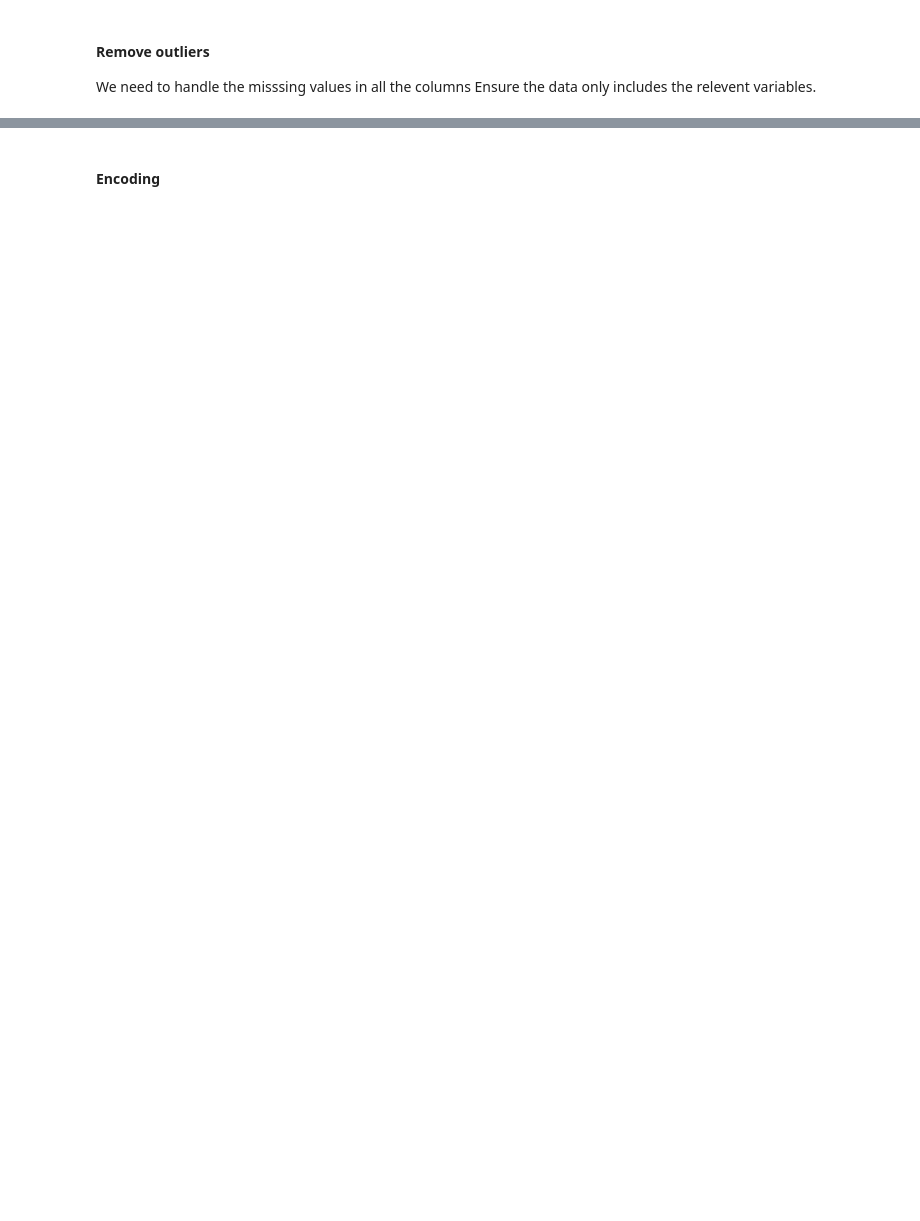
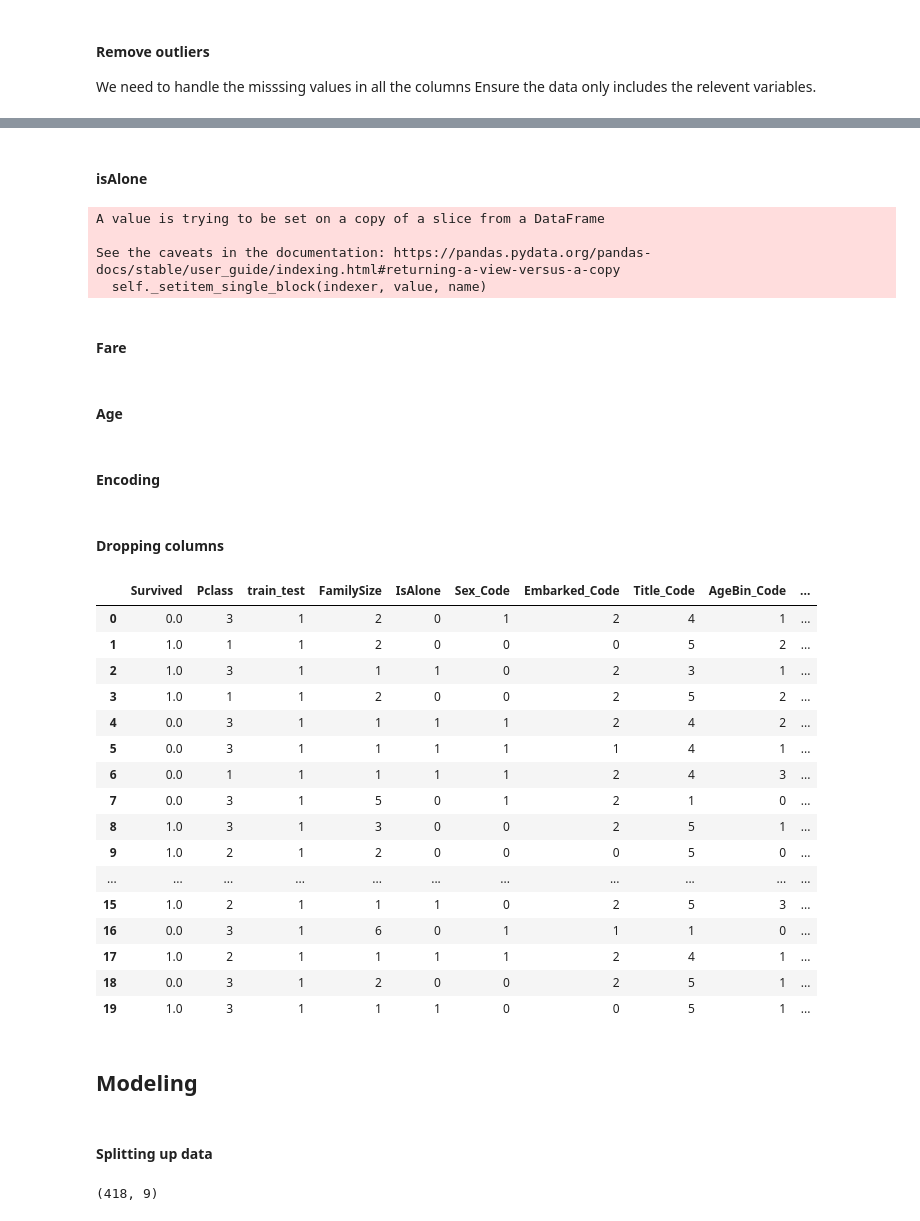
Before and after one commit to benpalay/TitanicSE, a Jupyter notebook: Gia and Aiden combining.ipynb, the cells around one changed output, grey strips where cells are left out. Drawn from its saved outputs; the diff is of its cells as text; code cells hidden in the pictures; blank space fills up the shorter version.

```diff
--- a/Gia and Aiden combining.ipynb
+++ b/Gia and Aiden combining.ipynb
@@ -453,2 +140,21 @@ We will drop these 40 indices:  [7, 16, 119, 164, 183, 195, 268, 275, 297, 305,
+# %% [markdown]
+#### isAlone
+# %%
+all_data['IsAlone'] = 1 #initialize to yes/1 is alone
+all_data['IsAlone'].loc[all_data['FamilySize'] > 1] = 0 # now update to no/0 if family size is greater than 1
+# %% [output]
+A value is trying to be set on a copy of a slice from a DataFrame
+
+See the caveats in the documentation: https://pandas.pydata.org/pandas-docs/stable/user_guide/indexing.html#returning-a-view-versus-a-copy
+  self._setitem_single_block(indexer, value, name)
+# %% [markdown]
+#### Fare
+# %%
+all_data['FareBin'] = pd.qcut(all_data['Fare'], 4)
+# %% [markdown]
+#### Age
+# %%
+#Age Bins/Buckets using cut or value bins: https://pandas.pydata.org/pandas-docs/stable/generated/pandas.cut.html
+all_data['AgeBin'] = pd.cut(all_data['Age'].astype(int), 5)
 # %% [markdown]
 #### Encoding
@@ -471,0 +161,46 @@ all_dummies_scaled
+# %%
+#CONVERT: convert objects to category using Label Encoder for train and test/validation dataset
+#code categorical data
+label = LabelEncoder()
+all_data['Sex_Code'] = label.fit_transform(all_data['Sex'])
+all_data['Embarked_Code'] = label.fit_transform(all_data['Embarked'])
+all_data['Title_Code'] = label.fit_transform(all_data['Title'])
+all_data['AgeBin_Code'] = label.fit_transform(all_data['AgeBin'])
+all_data['FareBin_Code'] = label.fit_transform(all_data['FareBin'])
+# %% [markdown]
+#### Dropping columns
+# %%
+drop_column = ['PassengerId','Cabin', 'Ticket','Name','Age','Sex','Fare','Embarked','SibSp','Parch','FareBin','AgeBin','Title']
+all_data.drop(drop_column, axis=1, inplace = True)
+# %%
+all_data.head(20)
+# %% [output]
+|  | Survived | Pclass | train_test | FamilySize | IsAlone | Sex_Code | Embarked_Code | Title_Code | AgeBin_Code | ... |
+| 0 | 0.0 | 3 | 1 | 2 | 0 | 1 | 2 | 4 | 1 | ... |
+| 1 | 1.0 | 1 | 1 | 2 | 0 | 0 | 0 | 5 | 2 | ... |
+| 2 | 1.0 | 3 | 1 | 1 | 1 | 0 | 2 | 3 | 1 | ... |
+| 3 | 1.0 | 1 | 1 | 2 | 0 | 0 | 2 | 5 | 2 | ... |
+| 4 | 0.0 | 3 | 1 | 1 | 1 | 1 | 2 | 4 | 2 | ... |
+| 5 | 0.0 | 3 | 1 | 1 | 1 | 1 | 1 | 4 | 1 | ... |
+| 6 | 0.0 | 1 | 1 | 1 | 1 | 1 | 2 | 4 | 3 | ... |
+| 7 | 0.0 | 3 | 1 | 5 | 0 | 1 | 2 | 1 | 0 | ... |
+| 8 | 1.0 | 3 | 1 | 3 | 0 | 0 | 2 | 5 | 1 | ... |
+| 9 | 1.0 | 2 | 1 | 2 | 0 | 0 | 0 | 5 | 0 | ... |
+| ... | ... | ... | ... | ... | ... | ... | ... | ... | ... | ... |
+| 15 | 1.0 | 2 | 1 | 1 | 1 | 0 | 2 | 5 | 3 | ... |
+| 16 | 0.0 | 3 | 1 | 6 | 0 | 1 | 1 | 1 | 0 | ... |
+| 17 | 1.0 | 2 | 1 | 1 | 1 | 1 | 2 | 4 | 1 | ... |
+| 18 | 0.0 | 3 | 1 | 2 | 0 | 0 | 2 | 5 | 1 | ... |
+| 19 | 1.0 | 3 | 1 | 1 | 1 | 0 | 0 | 5 | 1 | ... |
+# %% [markdown]
+## Modeling
+# %% [markdown]
+#### Splitting up data
+# %%
+x_train = all_data[all_data.train_test == 1].drop(['train_test'], axis =1)
+x_test = all_data[all_data.train_test == 0].drop(['train_test'], axis =1)
+print(x_test.shape)
+x_test = x_test.drop(['Survived'], axis =1)
+y_train = all_data[all_data.train_test==1].Survived
+# %% [output]
+(418, 9)
```
Also changed, not shown: parts of 67 cells of this notebook.
